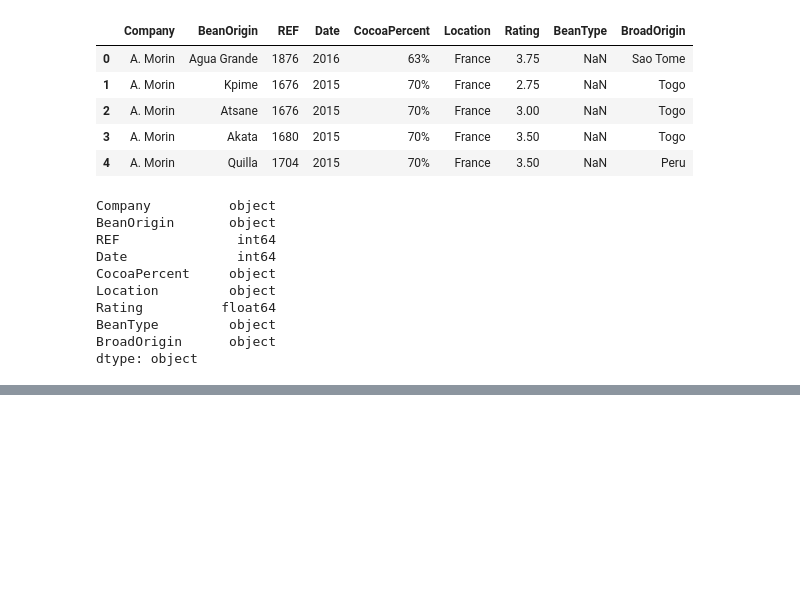
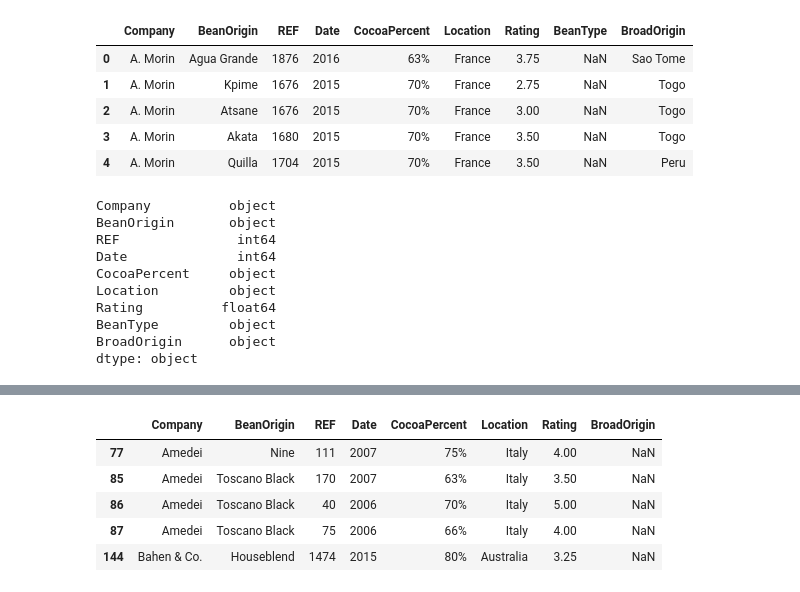
Before and after one commit to greeeneg/final-project, a Jupyter notebook: Cleaned Final Project .ipynb, the cells around one changed output, grey strips where cells are left out. Saved outputs shown, nothing was run; the diff lists cells and outputs as text; code cells hidden in the pictures; blank space fills up the shorter version.

```diff
--- a/Cleaned Final Project .ipynb
+++ b/Cleaned Final Project .ipynb
@@ -189,0 +209,10 @@ Chco
+# %%
+#There are still NA values in the BroadOrigin column
+ChocolateClean.loc[Chocolate.BroadOrigin.isna()].head()
+# %% [output]
+|  | Company | BeanOrigin | REF | Date | CocoaPercent | Location | Rating | BroadOrigin |
+| 77 | Amedei | Nine | 111 | 2007 | 75% | Italy | 4.00 | NaN |
+| 85 | Amedei | Toscano Black | 170 | 2007 | 63% | Italy | 3.50 | NaN |
+| 86 | Amedei | Toscano Black | 40 | 2006 | 70% | Italy | 5.00 | NaN |
+| 87 | Amedei | Toscano Black | 75 | 2006 | 66% | Italy | 4.00 | NaN |
+| 144 | Bahen & Co. | Houseblend | 1474 | 2015 | 80% | Australia | 3.25 | NaN |
```
Also changed, not shown: parts of 24 cells of this notebook.
